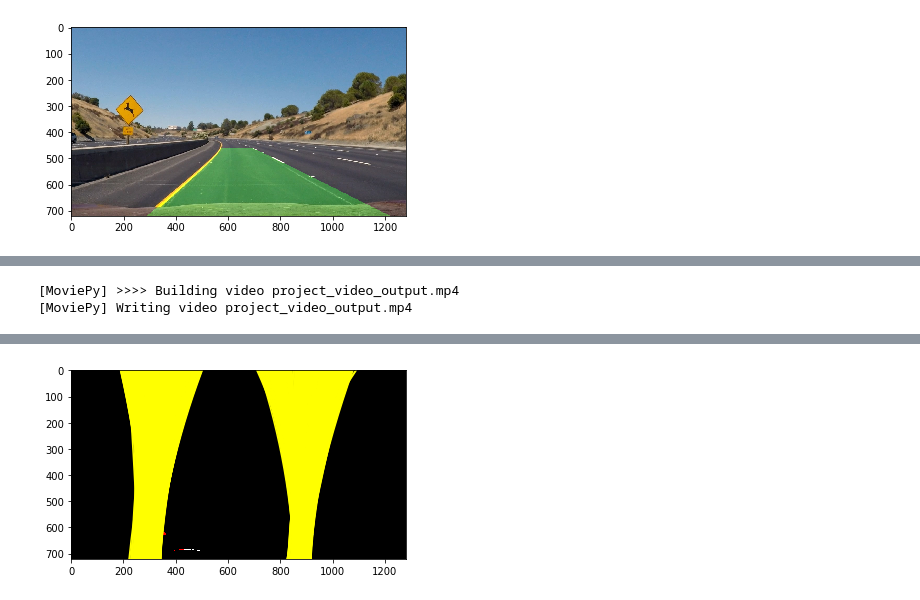
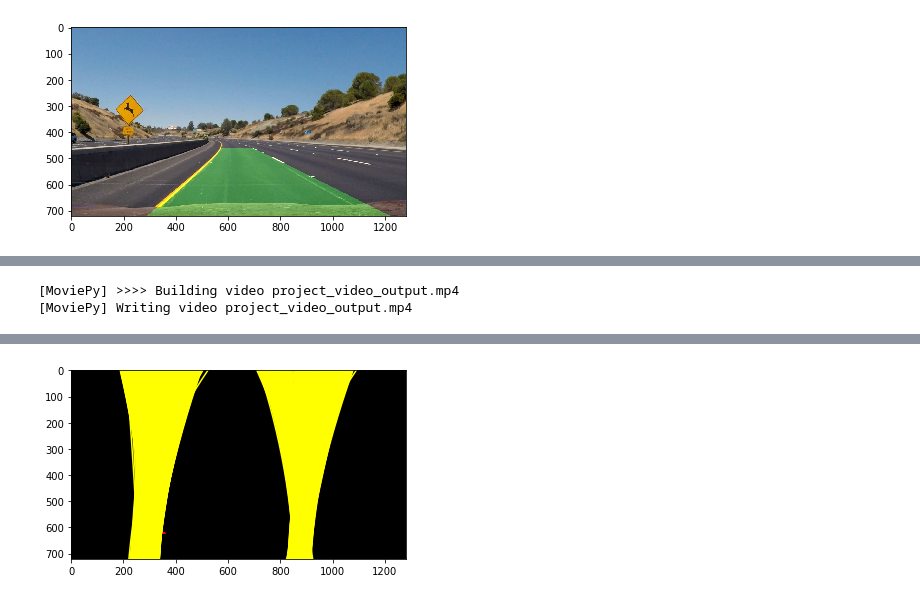
Before and after one commit to wwinter500/self_driving, a Jupyter notebook: p4_source/Adanced_Lane_detect.ipynb, the cells around one changed output, grey strips where cells are left out. Cells and saved outputs as stored; diff of their text form; code cells hidden in the pictures.

```diff
--- a/p4_source/Adanced_Lane_detect.ipynb
+++ b/p4_source/Adanced_Lane_detect.ipynb
@@ -149,7 +139,7 @@ def getlaneInfo(img, gradientThreshold=(0, 255), colorThreshold=(0,255)):
     ##measure 2
 
     c_channel = np.max(img,axis=2)-np.min(img,axis=2)
-    _,c_binary = cv2.threshold(c_channel,40,255,cv2.THRESH_BINARY)
+    _,c_binary = cv2.threshold(c_channel,90,255,cv2.THRESH_BINARY)
 
     _, gray_binary = cv2.threshold(gray,200,217,cv2.THRESH_BINARY)
 
@@ -192,7 +182,7 @@ def find_lane(binary_warped):
     rightx_base = np.argmax(histogram[midpoint:]) + midpoint
 
     # Choose the number of sliding windows
-    nwindows = 6
+    nwindows = 9
     # Set height of windows
     window_height = np.int(binary_warped.shape[0]/nwindows)
     # Identify the x and y positions of all nonzero pixels in the image
@@ -267,16 +257,16 @@ left_lane, right_lane, [left_fit, right_fit] = find_lane(img_transform)
 # %%
 #draw lines on images
-def drawlines(img, left_fitx, right_fitx, src, dst):
+def drawlines(img, lfit, rfit, src, dst):
     #get fit points
     ploty = np.linspace(0, 700)
-    left_fitx = left_fit[0]*ploty**2 + left_fit[1]*ploty + left_fit[2]
-    right_fitx = right_fit[0]*ploty**2 + right_fit[1]*ploty + right_fit[2]
+    lfitx = lfit[0]*ploty**2 + lfit[1]*ploty + lfit[2]
+    rfitx = rfit[0]*ploty**2 + rfit[1]*ploty + rfit[2]
 
     #reverse perspective transform for curve image
     matrix = cv2.getPerspectiveTransform(dst,src)
 
-    pts_left = np.array([np.transpose(np.vstack([left_fitx, ploty]))])
-    pts_right = np.array([np.flipud(np.transpose(np.vstack([right_fitx, ploty])))])
+    pts_left = np.array([np.transpose(np.vstack([lfitx, ploty]))])
+    pts_right = np.array([np.flipud(np.transpose(np.vstack([rfitx, ploty])))])
     pts = np.hstack((pts_left, pts_right))
 
     color_warp = np.zeros_like(img).astype(np.uint8)
@@ -285,7 +275,7 @@ def drawlines(img, left_fitx, right_fitx, src, dst):
     result = cv2.addWeighted(img, 1, newwarp, 0.3, 0)
     return result
 
-mark_img = drawlines(images_test[index], left_fit, right_fit, src, dst)
+mark_img = drawlines(images_test[3], left_fit, right_fit, src, dst)
 plt.imshow(mark_img)
 # %% [output]
 <matplotlib.image.AxesImage at 0x...>
@@ -323,14 +325,15 @@ from IPython.display import HTML
 
 def lane_detection(oriImg, dist_mtx = calMatrix, dist_param = distCoff, gThreshold =(50, 250), cThreshold = (70,255),
                   src=src, dst=dst):
-    img = np.copy(oriImg)
-    image_undist = cv2.undistort(img,dist_mtx, dist_param, None, calMatrix)
-    img_binary = getlaneInfo(image_undist, gradientThreshold=gThreshold, colorThreshold=cThreshold)
-    img_warped = perspective_transform(img_binary,src,dst)
-    left_lane, right_lane, [left_fit, right_fit] = find_lane(img_warped)
-    img_polyfit = drawlines(image_undist, left_fit, right_fit, src, dst)
+    img_video = np.copy(oriImg)
+    image_undist_video = cv2.undistort(img_video,dist_mtx, dist_param, None, calMatrix)
+    img_binary_video = getlaneInfo(image_undist_video, gradientThreshold=gThreshold, colorThreshold=cThreshold)
+    img_warped_video = perspective_transform(img_binary_video,src,dst)
+    left_lane_video, right_lane_video, [left_fit_video, right_fit_video] = find_lane(img_warped_video)
+    img_polyfit = drawlines(image_undist_video, left_fit_video, right_fit_video, src, dst)
+    img_result = measure_curvature(img_polyfit, left_lane_video, right_lane_video)
 
-    return img_polyfit
+    return img_result
 
 project_video_output = 'project_video_output.mp4'
 clip1 = VideoFileClip("CarND-Advanced-Lane-Lines/project_video.mp4")
@@ -347 +350 @@ Wall time: 4min 44s
-[figure, old version]
+[figure, new version]
```
Also changed, not shown: parts of 9 cells of this notebook, 14 other files.
